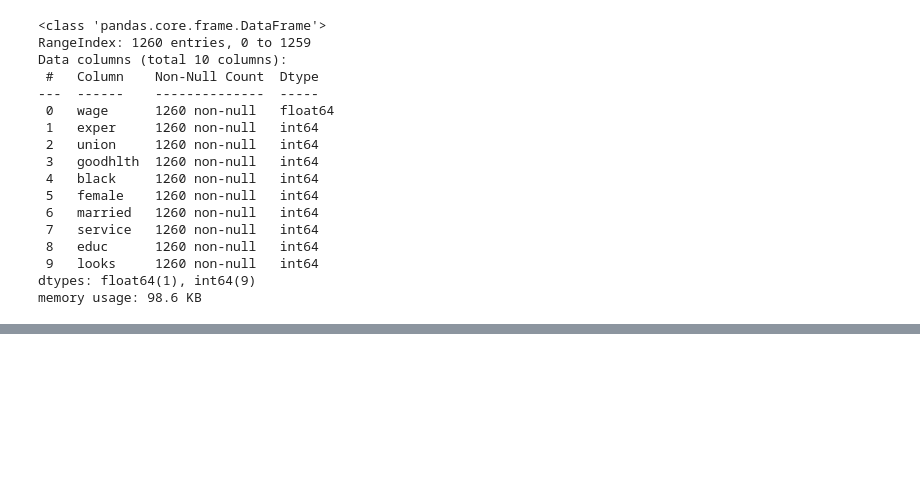
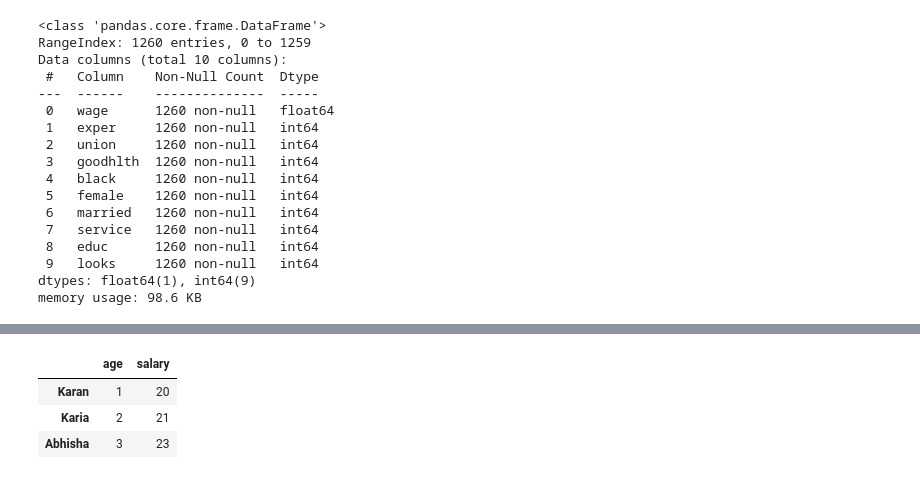
Before and after one commit to karanjogi/Practice, a Jupyter notebook: Lecture_01.ipynb, the cells around one changed output, grey strips where cells are left out. Drawn from its saved outputs; the diff is of its cells as text; code cells hidden in the pictures; blank space fills up the shorter version.

```diff
--- a/Lecture_01.ipynb
+++ b/Lecture_01.ipynb
@@ -68,0 +129,7 @@ df.describe()
+# %%
+test_df
+# %% [output]
+|  | age | salary |
+| Karan | 1 | 20 |
+| Karia | 2 | 21 |
+| Abhisha | 3 | 23 |
```
Also changed, not shown: parts of 9 cells of this notebook.
